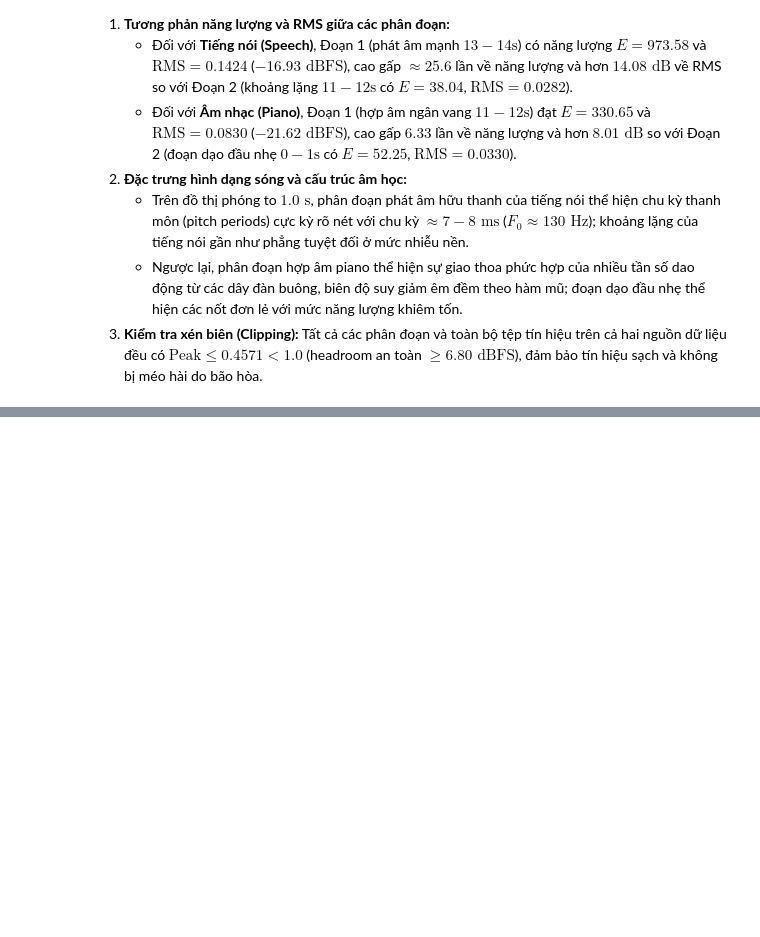
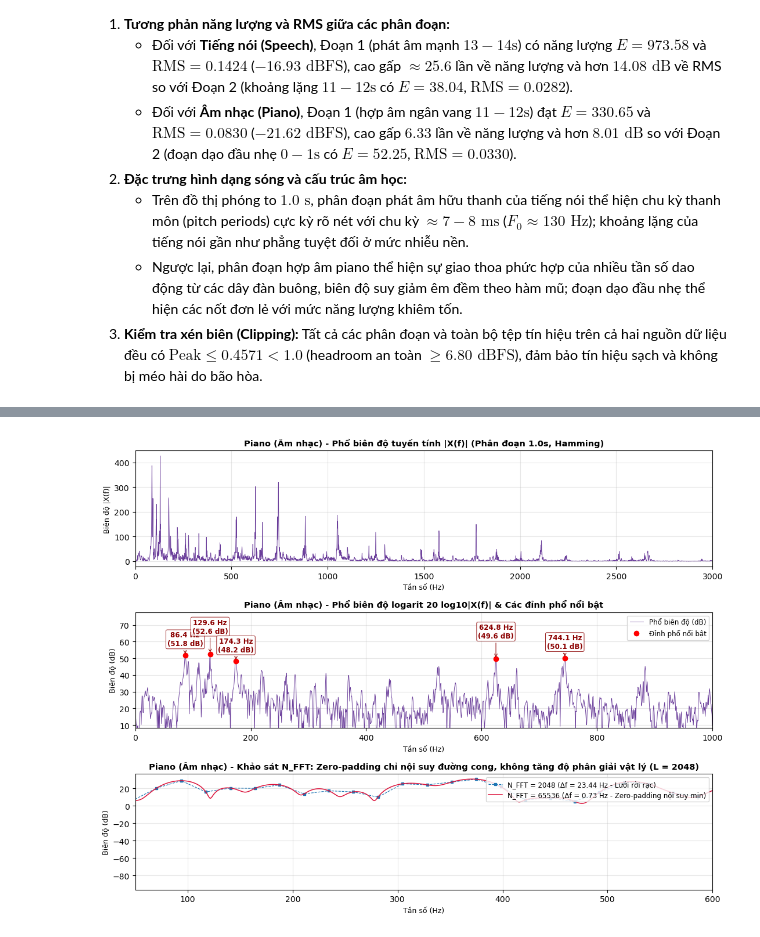
Before and after one commit to vminh16/Lab01_2351260673_NguyenVanMinh, a Jupyter notebook: Lab01_2351260673.ipynb, the cells around one changed output, grey strips where cells are left out. Saved outputs shown, nothing was run; the diff lists cells and outputs as text; code cells hidden in the pictures; blank space fills up the shorter version.

Commit message:
done C: FFT analysis for piano and speech

```diff
--- a/Lab01_2351260673.ipynb
+++ b/Lab01_2351260673.ipynb
@@ -213,0 +291,90 @@ plt.show()
+# %%
+import os
+import shutil
+
+# 6. Hàm vẽ biểu đồ phổ FFT (3 subplots: Tuyến tính, dB có đỉnh, Zoom so sánh NFFT)
+def plot_fft_analysis(sig, Fs, start_s, title, filename, color_main, xlim_zoom=1000):
+    # 1. Phân đoạn 1.0s cho phân tích phổ chính
+    seg_1s = sig[int(start_s * Fs) : int(start_s * Fs + Fs)]
+    w_1s = np.hamming(len(seg_1s))
+    NFFT_full = 65536
+    X_full = np.fft.rfft(seg_1s * w_1s, n=NFFT_full)
+    f_full = np.fft.rfftfreq(NFFT_full, 1/Fs)
+    mag_full_db = 20 * np.log10(np.maximum(np.abs(X_full), 1e-12))
+
+    # Dò đỉnh trong dải xlim_zoom
+    idx_max = int(xlim_zoom / (f_full[1] - f_full[0]))
+    peaks, _ = find_peaks(mag_full_db[:idx_max], height=15, distance=int(30 / (f_full[1] - f_full[0])))
+    sorted_peaks = sorted(peaks, key=lambda i: mag_full_db[i], reverse=True)[:5]
+    sorted_peaks = sorted(sorted_peaks)
+
+    # 2. Khung 2048 mẫu (42.7 ms) để minh họa bản chất Zero-padding
+    seg_2048 = sig[int(start_s * Fs) : int(start_s * Fs + 2048)]
+    w_2048 = np.hamming(2048)
+    X_2048 = np.fft.rfft(seg_2048 * w_2048, n=2048)
+    f_2048 = np.fft.rfftfreq(2048, 1/Fs)
+    mag_2048_db = 20 * np.log10(np.maximum(np.abs(X_2048), 1e-12))
+
+    X_zp = np.fft.rfft(seg_2048 * w_2048, n=65536)
+    f_zp = np.fft.rfftfreq(65536, 1/Fs)
+    mag_zp_db = 20 * np.log10(np.maximum(np.abs(X_zp), 1e-12))
+
+    fig, axes = plt.subplots(3, 1, figsize=(11, 8.5))
+
+    # Subplot 1: Phổ tuyến tính
+    axes[0].plot(f_full, np.abs(X_full), lw=0.6, color=color_main)
+    axes[0].set_title(f"{title} - Phổ biên độ tuyến tính |X(f)| (Phân đoạn 1.0s, Hamming)", fontsize=10.5, fontweight="bold")
+    axes[0].set_xlabel("Tần số (Hz)", fontsize=9)
+    axes[0].set_ylabel("Biên độ |X(f)|", fontsize=9)
+    axes[0].set_xlim([0, 3000])
+    axes[0].grid(True, alpha=0.3)
+
+    # Subplot 2: Phổ dB & đánh dấu đỉnh
+    axes[1].plot(f_full, mag_full_db, lw=0.65, color=color_main, label="Phổ biên độ (dB)")
+    axes[1].plot(f_full[sorted_peaks], mag_full_db[sorted_peaks], "ro", markersize=6, label="Đỉnh phổ nổi bật")
+
+    offsets_y = [12, 26, 12, 26, 12]
+    for idx, p in enumerate(sorted_peaks):
+        dy = offsets_y[idx % len(offsets_y)]
+        axes[1].annotate(
+            f"{f_full[p]:.1f} Hz\n({mag_full_db[p]:.1f} dB)",
+            xy=(f_full[p], mag_full_db[p]),
+            xytext=(0, dy),
+            textcoords="offset points",
+            ha="center",
+            fontsize=8.5,
+            fontweight="bold",
+            color="#8b0000",
+            bbox=dict(boxstyle="round,pad=0.2", fc="white", ec="#8b0000", lw=0.7, alpha=0.85),
+            arrowprops=dict(arrowstyle="->", color="#8b0000", lw=0.7)
+        )
+
+    axes[1].set_title(f"{title} - Phổ biên độ logarit 20 log10|X(f)| & Các đỉnh phổ nổi bật", fontsize=10.5, fontweight="bold")
+    axes[1].set_xlabel("Tần số (Hz)", fontsize=9)
+    axes[1].set_ylabel("Biên độ (dB)", fontsize=9)
+    axes[1].set_xlim([0, xlim_zoom])
+    axes[1].set_ylim([max(np.min(mag_full_db[sorted_peaks]) - 40, -10), np.max(mag_full_db[sorted_peaks]) + 25])
+    axes[1].grid(True, alpha=0.3)
+    axes[1].legend(loc="upper right", fontsize=8.5)
+
+    # Subplot 3: So sánh NFFT = 2048 vs 65536
+    axes[2].plot(f_2048, mag_2048_db, "s--", lw=0.8, markersize=3.5, color="tab:blue", label="N_FFT = 2048 (Δf = 23.44 Hz - Lưới rời rạc)")
+    axes[2].plot(f_zp, mag_zp_db, "-", lw=1.1, color="crimson", label="N_FFT = 65536 (Δf = 0.73 Hz - Zero-padding nội suy mịn)")
+    axes[2].set_title(f"{title} - Khảo sát N_FFT: Zero-padding chỉ nội suy đường cong, không tăng độ phân giải vật lý (L = 2048)", fontsize=10.5, fontweight="bold")
+    axes[2].set_xlabel("Tần số (Hz)", fontsize=9)
+    axes[2].set_ylabel("Biên độ (dB)", fontsize=9)
+    axes[2].set_xlim([50, 600])
+    axes[2].grid(True, alpha=0.3)
+    axes[2].legend(loc="upper right", fontsize=8.5)
+
+    plt.tight_layout()
+    os.makedirs("figures", exist_ok=True)
+    plt.savefig(filename, dpi=300)
+    plt.show()
+
+# Xuất 2 đồ thị độc lập
+plot_fft_analysis(x_piano, Fs_piano, 11.0, "Piano (Âm nhạc)", "figures/fft_piano.png", "#6a3d9a", xlim_zoom=1000)
+plot_fft_analysis(x_speech, Fs_speech, 13.0, "Speech (Tiếng nói)", "figures/fft_speech.png", "#1f77b4", xlim_zoom=600)
+print("Finished plotting polished FFT figures.")
+# %% [output]
+[figure, added]
```
Also changed, not shown: parts of 5 cells of this notebook, 4 other files.
